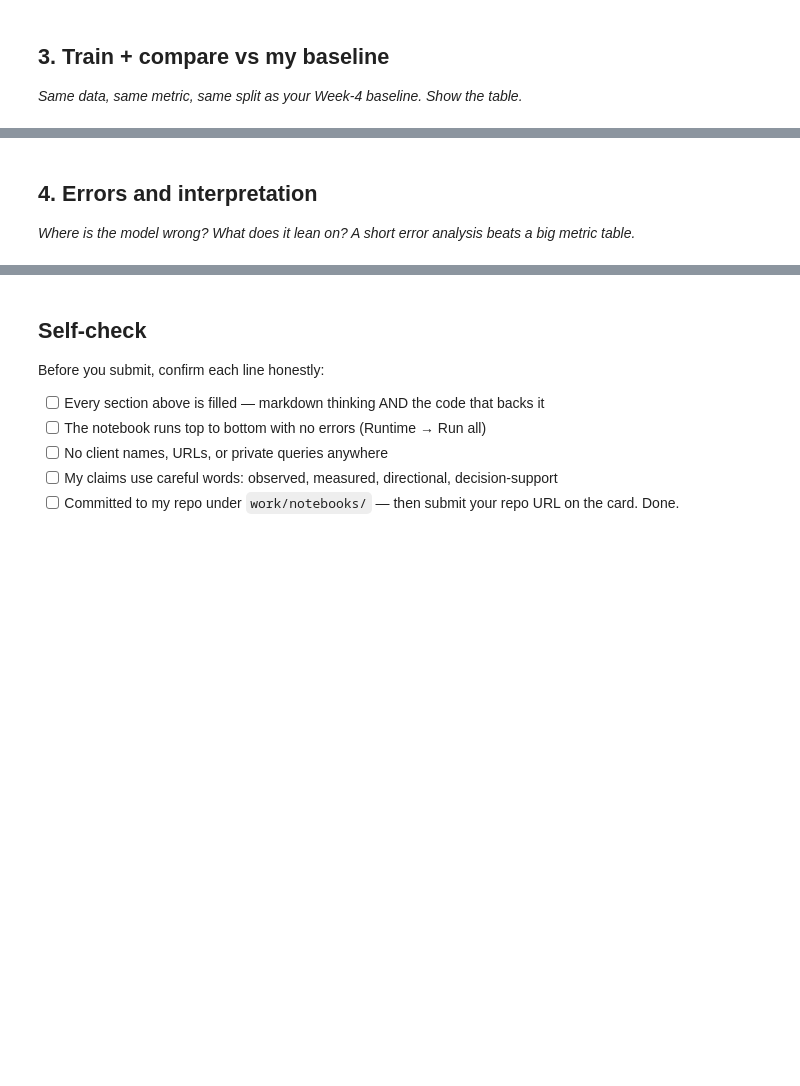
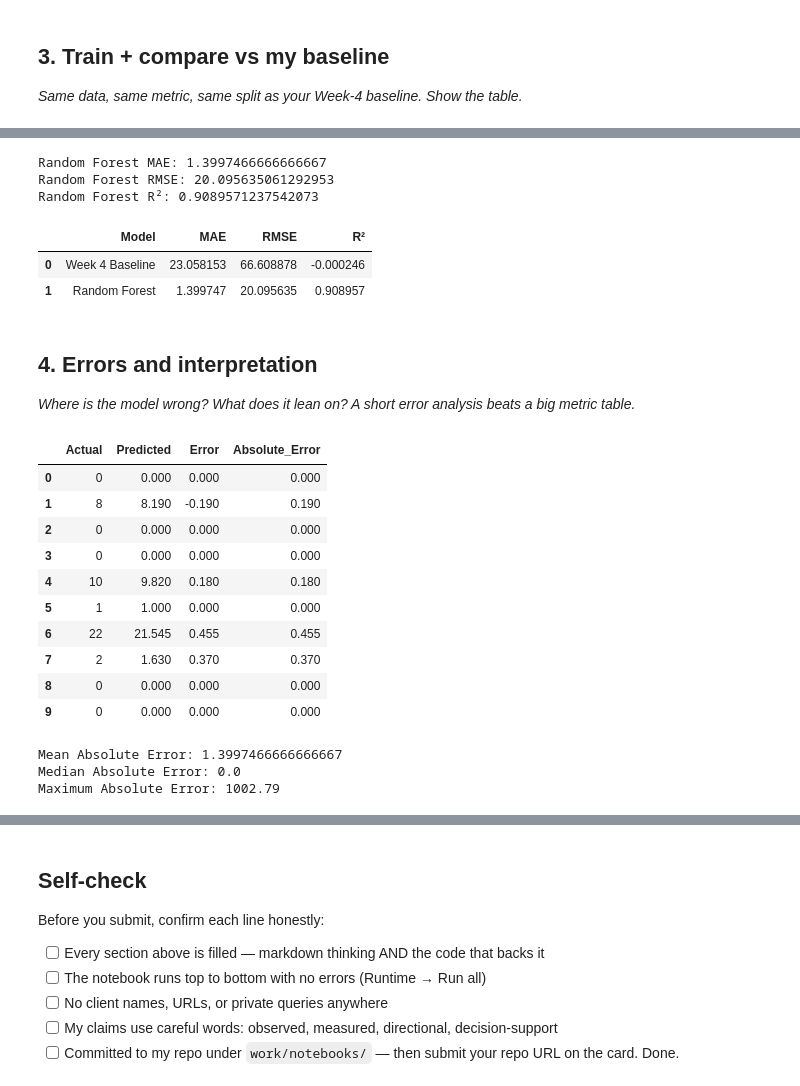
Before and after one commit to malaikasaleem944/malaika_flyrank, a Jupyter notebook: work/notebooks/w05_model.ipynb, the cells around one changed output, grey strips where cells are left out. Drawn from its saved outputs; the diff is of its cells as text; code cells hidden in the pictures; blank space fills up the shorter version.

```diff
--- a/work/notebooks/w05_model.ipynb
+++ b/work/notebooks/w05_model.ipynb
@@ -29,0 +40,5 @@ This skeleton is yours to fill. Work the sections **in order** — each one has
+# %%
+df = pd.read_csv("../../data/raw/content_refresh_anonymized.csv")
+
+print("Shape:", df.shape)
+df.head()
@@ -29,0 +80,10 @@ This skeleton is yours to fill. Work the sections **in order** — each one has
+# %%
+X_train, X_test, y_train, y_test = train_test_split(
+    X,
+    y,
+    test_size=0.20,
+    random_state=42
+)
+
+print("Training rows:", len(X_train))
+print("Test rows:", len(X_test))
@@ -30,3 +153,32 @@ This skeleton is yours to fill. Work the sections **in order** — each one has
+# %%
+rf_mae = mean_absolute_error(y_test, rf_predictions)
+
+rf_rmse = np.sqrt(
+    mean_squared_error(y_test, rf_predictions)
+)
+
+rf_r2 = r2_score(y_test, rf_predictions)
+
+print("Random Forest MAE:", rf_mae)
+print("Random Forest RMSE:", rf_rmse)
+print("Random Forest R²:", rf_r2)
+# %% [output]
+Random Forest MAE: 1.3997466666666667
+Random Forest RMSE: 20.095635061292953
+Random Forest R²: 0.9089571237542073
+# %%
+comparison = pd.DataFrame({
+    "Model": ["Week 4 Baseline", "Random Forest"],
+    "MAE": [baseline_mae, rf_mae],
+    "RMSE": [baseline_rmse, rf_rmse],
+    "R²": [baseline_r2, rf_r2]
+})
+
+comparison
+# %% [output]
+|  | Model | MAE | RMSE | R² |
+| 0 | Week 4 Baseline | 23.058153 | 66.608878 | -0.000246 |
+| 1 | Random Forest | 1.399747 | 20.095635 | 0.908957 |
 # %% [markdown]
 ## 4. Errors and interpretation
 
@@ -36,0 +186,31 @@ This skeleton is yours to fill. Work the sections **in order** — each one has
+# %%
+errors = y_test - rf_predictions
+
+error_summary = pd.DataFrame({
+    "Actual": y_test.values,
+    "Predicted": rf_predictions,
+    "Error": errors.values,
+    "Absolute_Error": np.abs(errors.values)
+})
+
+error_summary.head(10)
+# %% [output]
+|  | Actual | Predicted | Error | Absolute_Error |
+| 0 | 0 | 0.000 | 0.000 | 0.000 |
+| 1 | 8 | 8.190 | -0.190 | 0.190 |
+| 2 | 0 | 0.000 | 0.000 | 0.000 |
+| 3 | 0 | 0.000 | 0.000 | 0.000 |
+| 4 | 10 | 9.820 | 0.180 | 0.180 |
+| 5 | 1 | 1.000 | 0.000 | 0.000 |
+| 6 | 22 | 21.545 | 0.455 | 0.455 |
+| 7 | 2 | 1.630 | 0.370 | 0.370 |
+| 8 | 0 | 0.000 | 0.000 | 0.000 |
+| 9 | 0 | 0.000 | 0.000 | 0.000 |
+# %%
+print("Mean Absolute Error:", np.mean(np.abs(errors)))
+print("Median Absolute Error:", np.median(np.abs(errors)))
+print("Maximum Absolute Error:", np.max(np.abs(errors)))
+# %% [output]
+Mean Absolute Error: 1.3997466666666667
+Median Absolute Error: 0.0
+Maximum Absolute Error: 1002.79
```
Also changed, not shown: parts of 21 cells of this notebook.
